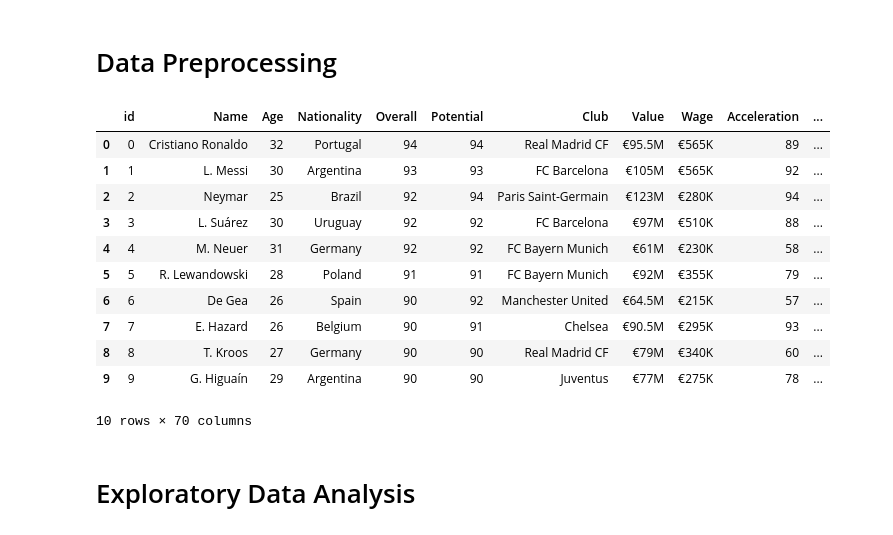
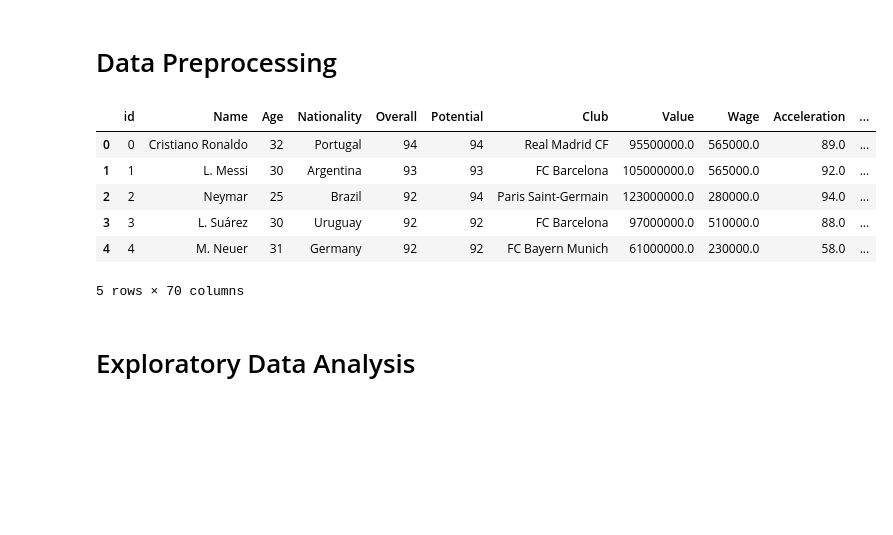
Before and after one commit to Fournierp/Fifa18, a Jupyter notebook: Fifa 18 Model.ipynb, the cells around one changed output. Saved outputs shown, nothing was run; the diff lists cells and outputs as text; code cells hidden in the pictures; blank space fills up the shorter version.

```diff
--- a/Fifa 18 Model.ipynb
+++ b/Fifa 18 Model.ipynb
@@ -19,20 +18,6 @@ original_df = pd.read_csv('fifa-18-demo-player-dataset/CompleteDataset.csv', err
 processed_df = original_df.copy()
 #drop the colums that cannot be used
 processed_df = processed_df.drop(['Photo', 'Flag', 'Club Logo', 'Special', 'ID'], 1)
-processed_df.head(10)
-# %% [output]
-|  | id | Name | Age | Nationality | Overall | Potential | Club | Value | Wage | Acceleration | ... |
-| 0 | 0 | Cristiano Ronaldo | 32 | Portugal | 94 | 94 | Real Madrid CF | €95.5M | €565K | 89 | ... |
-| 1 | 1 | L. Messi | 30 | Argentina | 93 | 93 | FC Barcelona | €105M | €565K | 92 | ... |
-| 2 | 2 | Neymar | 25 | Brazil | 92 | 94 | Paris Saint-Germain | €123M | €280K | 94 | ... |
-| 3 | 3 | L. Suárez | 30 | Uruguay | 92 | 92 | FC Barcelona | €97M | €510K | 88 | ... |
-| 4 | 4 | M. Neuer | 31 | Germany | 92 | 92 | FC Bayern Munich | €61M | €230K | 58 | ... |
-| 5 | 5 | R. Lewandowski | 28 | Poland | 91 | 91 | FC Bayern Munich | €92M | €355K | 79 | ... |
-| 6 | 6 | De Gea | 26 | Spain | 90 | 92 | Manchester United | €64.5M | €215K | 57 | ... |
-| 7 | 7 | E. Hazard | 26 | Belgium | 90 | 91 | Chelsea | €90.5M | €295K | 93 | ... |
-| 8 | 8 | T. Kroos | 27 | Germany | 90 | 90 | Real Madrid CF | €79M | €340K | 60 | ... |
-| 9 | 9 | G. Higuaín | 29 | Argentina | 90 | 90 | Juventus | €77M | €275K | 78 | ... |
-10 rows × 70 columns
 # %%
 #Convert the numerical values in string type to integer type.
 def strToInt(string):
@@ -98,3 +102,13 @@ processed_df['ST'] = processed_df['ST'].apply(strToInt)
+# %%
+processed_df.head()
+# %% [output]
+|  | id | Name | Age | Nationality | Overall | Potential | Club | Value | Wage | Acceleration | ... |
+| 0 | 0 | Cristiano Ronaldo | 32 | Portugal | 94 | 94 | Real Madrid CF | 95500000.0 | 565000.0 | 89.0 | ... |
+| 1 | 1 | L. Messi | 30 | Argentina | 93 | 93 | FC Barcelona | 105000000.0 | 565000.0 | 92.0 | ... |
+| 2 | 2 | Neymar | 25 | Brazil | 92 | 94 | Paris Saint-Germain | 123000000.0 | 280000.0 | 94.0 | ... |
+| 3 | 3 | L. Suárez | 30 | Uruguay | 92 | 92 | FC Barcelona | 97000000.0 | 510000.0 | 88.0 | ... |
+| 4 | 4 | M. Neuer | 31 | Germany | 92 | 92 | FC Bayern Munich | 61000000.0 | 230000.0 | 58.0 | ... |
+5 rows × 70 columns
 # %% [markdown]
 # Exploratory Data Analysis
 # %%
```
Also changed, not shown: parts of 18 cells of this notebook.
